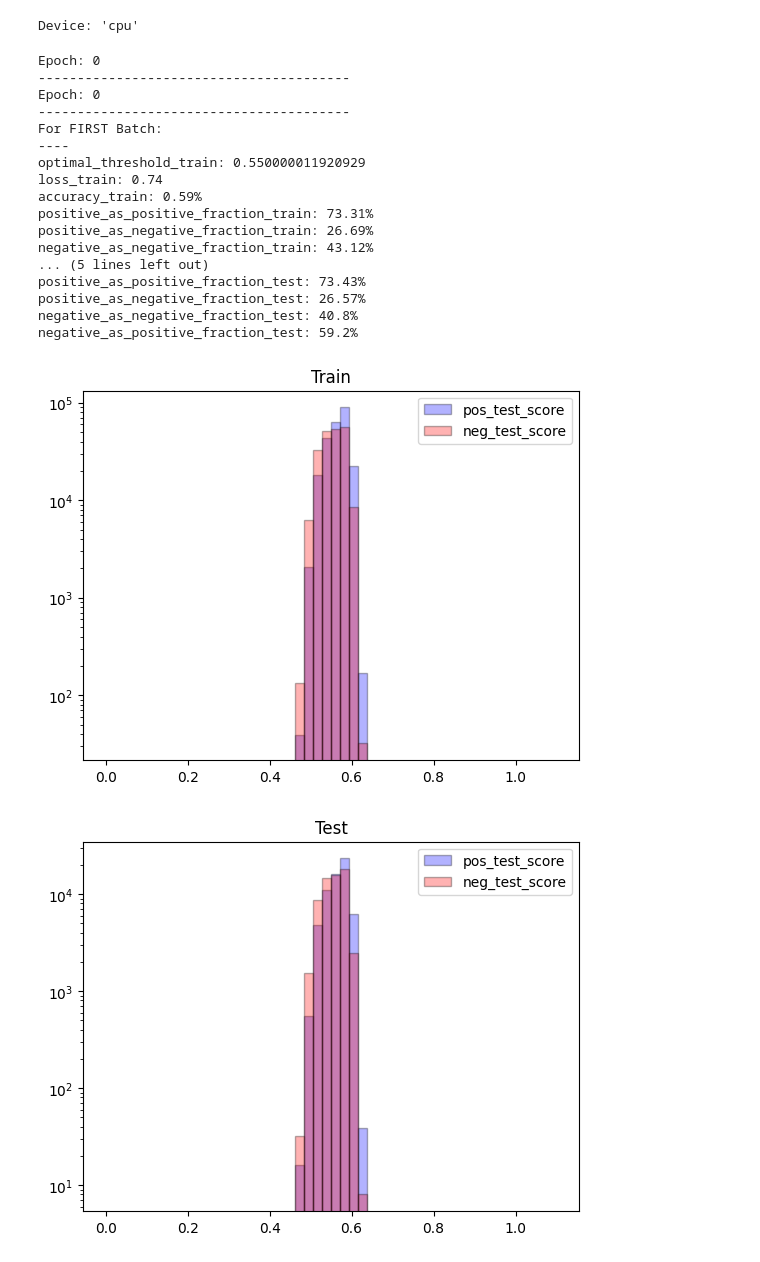
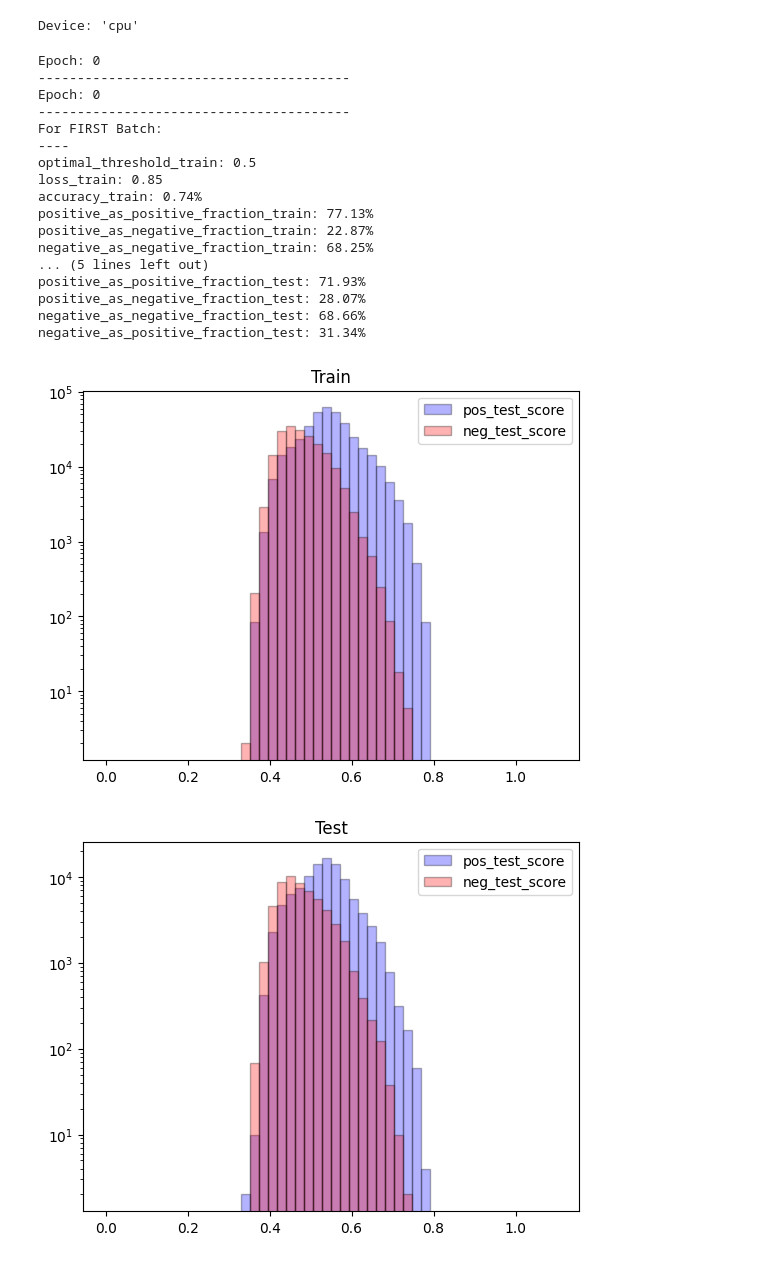
Before and after one commit to imawby/Hierarchy_GNN, a Jupyter notebook: LinkPrediction.ipynb, the cells around one changed output. Cells and saved outputs as stored; diff of their text form; code cells hidden in the pictures.

```diff
--- a/LinkPrediction.ipynb
+++ b/LinkPrediction.ipynb
@@ -22,16 +24,19 @@ from sklearn.metrics import accuracy_score, confusion_matrix, roc_curve, auc, Ro
 #############################
 BATCH_SIZE = 128
 TRAIN_FRACTION = 0.8
-N_EPOCH = 100
+N_EPOCH = 20
 # %%
 #############################
 # Read from file
 #############################
 
 # Get file
-trainFileNames_pos = glob.glob('/Users/isobel/Desktop/DUNE/2024/Hierarchy/data_set_pos_particleToParticle_messageDirectional_truthDirectional_80.pt')
-trainFileNames_neg = glob.glob('/Users/isobel/Desktop/DUNE/2024/Hierarchy/data_set_neg_particleToParticle_messageDirectional_truthDirectional_80.pt')
-trainFileNames_FC = glob.glob('/Users/isobel/Desktop/DUNE/2024/Hierarchy/data_set_FC_particleToParticle_messageDirectional_truthDirectional_80.pt')
+outputFileSuffix = '_NeutrinoToParticleTruth_PosBothWay_NegBothWay_100Hits_wGenTruth_0_1_2.pt'
+#outputFileSuffix = '_ParticleToParticleTruth.pt'
+
+trainFileNames_pos = glob.glob(str('data_set_pos' + outputFileSuffix))
+trainFileNames_neg = glob.glob(str('data_set_neg' + outputFileSuffix))
+trainFileNames_FC = glob.glob(str('data_set_FC' + outputFileSuffix))
 
 # Define data set
 data_set_pos = []
@@ -394,7 +350,7 @@ for epoch in range(N_EPOCH):
         optimiser.step()
 
     ######################
-    # Testing
+    # Testing - here i'm collecting metrics.
     ######################
 
     with torch.no_grad():
@@ -425,6 +381,14 @@ for epoch in range(N_EPOCH):
             total_loss_train += loss.item()
             total_batches_train += 1
 
+            # Work out primaries - I've hidden this in the graph truth info
+            primary_pos_edge_mask = data_pos.edge_attr.reshape(-1)
+            primary_neg_edge_mask = data_neg.edge_attr.reshape(-1)
+
+            # Only look at primaries?
+            edge_pred_pos = torch.masked_select(edge_pred_pos, primary_pos_edge_mask)
+            edge_pred_neg = torch.masked_select(edge_pred_neg, primary_neg_edge_mask)
+
             # Calculate edge evaluation
             pos_scores_train.extend(edge_pred_pos)
             neg_scores_train.extend(edge_pred_neg)
@@ -450,6 +414,14 @@ for epoch in range(N_EPOCH):
             loss = ComputeLoss(edge_pred_pos, edge_pred_neg, neg_edge_weight, pos_edge_weight)
             total_loss_test += loss.item()
             total_batches_test += 1
+
+            # Work out primaries - I've hidden this in the graph truth info
+            primary_pos_edge_mask = data_pos.edge_attr.reshape(-1)
+            primary_neg_edge_mask = data_neg.edge_attr.reshape(-1)
+
+            # Only look at primaries?
+            edge_pred_pos = torch.masked_select(edge_pred_pos, primary_pos_edge_mask)
+            edge_pred_neg = torch.masked_select(edge_pred_neg, primary_neg_edge_mask)
 
             # Calculate edge evaluation
             pos_scores_test.extend(edge_pred_pos)
@@ -500,45 +472,45 @@ for epoch in range(N_EPOCH):
         print('Epoch:', epoch)
         print('----------------------------------------')
         print('For FIRST Batch:')
         print('----')
         print('optimal_threshold_train:', optimal_threshold_train)
         print('loss_train:', round(training_loss[-1], 2))
         print('accuracy_train:', str(round(maximum_accuracy_train.item(), 2)) +'%')
         print('positive_as_positive_fraction_train:', str(round(positive_as_positive_fraction_train * 100.0, 2)) + '%')
         print('positive_as_negative_fraction_train:', str(round(positive_as_negative_fraction_train * 100.0, 2)) + '%')
         print('negative_as_negative_fraction_train:', str(round(negative_as_negative_fraction_train * 100.0, 2)) + '%')
         print('negative_as_positive_fraction_train:', str(round(negative_as_positive_fraction_train * 100.0, 2)) + '%')
         print('----')
         print('optimal_threshold_test:', optimal_threshold_test)
         print('loss_test:', round(test_loss[-1], 2))
         print('accuracy_test:', str(round(maximum_accuracy_test.item(), 2)) +'%')
         print('positive_as_positive_fraction_test:', str(round(positive_as_positive_fraction_test * 100.0, 2)) + '%')
         print('positive_as_negative_fraction_test:', str(round(positive_as_negative_fraction_test * 100.0, 2)) + '%')
         print('negative_as_negative_fraction_test:', str(round(negative_as_negative_fraction_test * 100.0, 2)) + '%')
         print('negative_as_positive_fraction_test:', str(round(negative_as_positive_fraction_test * 100.0, 2)) + '%')
 
         plot_scores(pos_scores_train, neg_scores_train, "Train")
         plot_scores(pos_scores_test, neg_scores_test, "Test")
 # %% [output]
 Epoch: 0
 ----------------------------------------
 Epoch: 0
 ----------------------------------------
 For FIRST Batch:
 ----
-optimal_threshold_train: 0.550000011920929
-loss_train: 0.74
-accuracy_train: 0.59%
-positive_as_positive_fraction_train: 73.31%
-positive_as_negative_fraction_train: 26.69%
-negative_as_negative_fraction_train: 43.12%
+optimal_threshold_train: 0.5
+loss_train: 0.85
+accuracy_train: 0.74%
+positive_as_positive_fraction_train: 77.13%
+positive_as_negative_fraction_train: 22.87%
+negative_as_negative_fraction_train: 68.25%
 ... (5 lines left out)
-positive_as_positive_fraction_test: 73.43%
-positive_as_negative_fraction_test: 26.57%
-negative_as_negative_fraction_test: 40.8%
-negative_as_positive_fraction_test: 59.2%
+positive_as_positive_fraction_test: 71.93%
+positive_as_negative_fraction_test: 28.07%
+negative_as_negative_fraction_test: 68.66%
+negative_as_positive_fraction_test: 31.34%
-[figure, old version]
+[figure, new version]
-[figure, old version]
+[figure, new version]
 Epoch: 1
 Epoch: 2
 Epoch: 3
```
Also changed, not shown: parts of 10 cells of this notebook, 7 other files.
